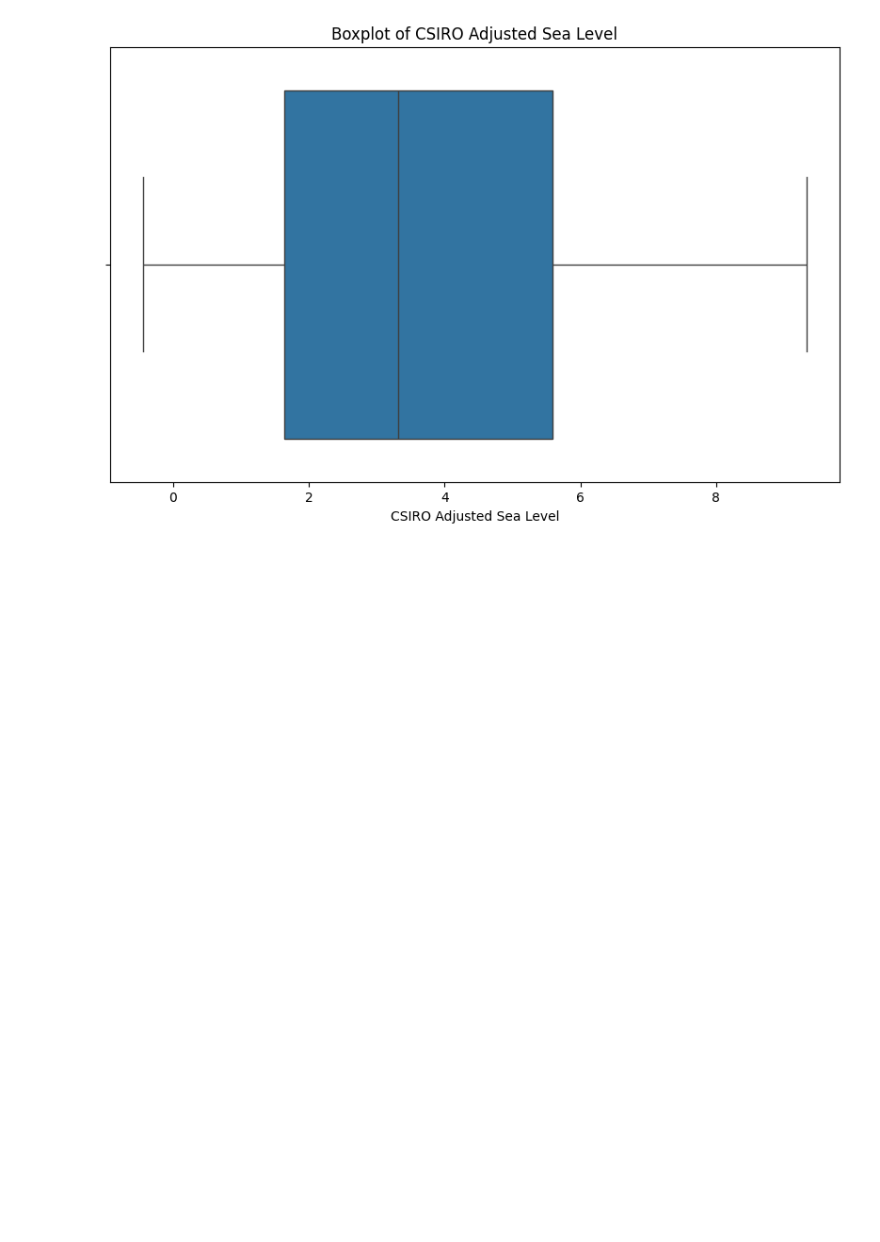
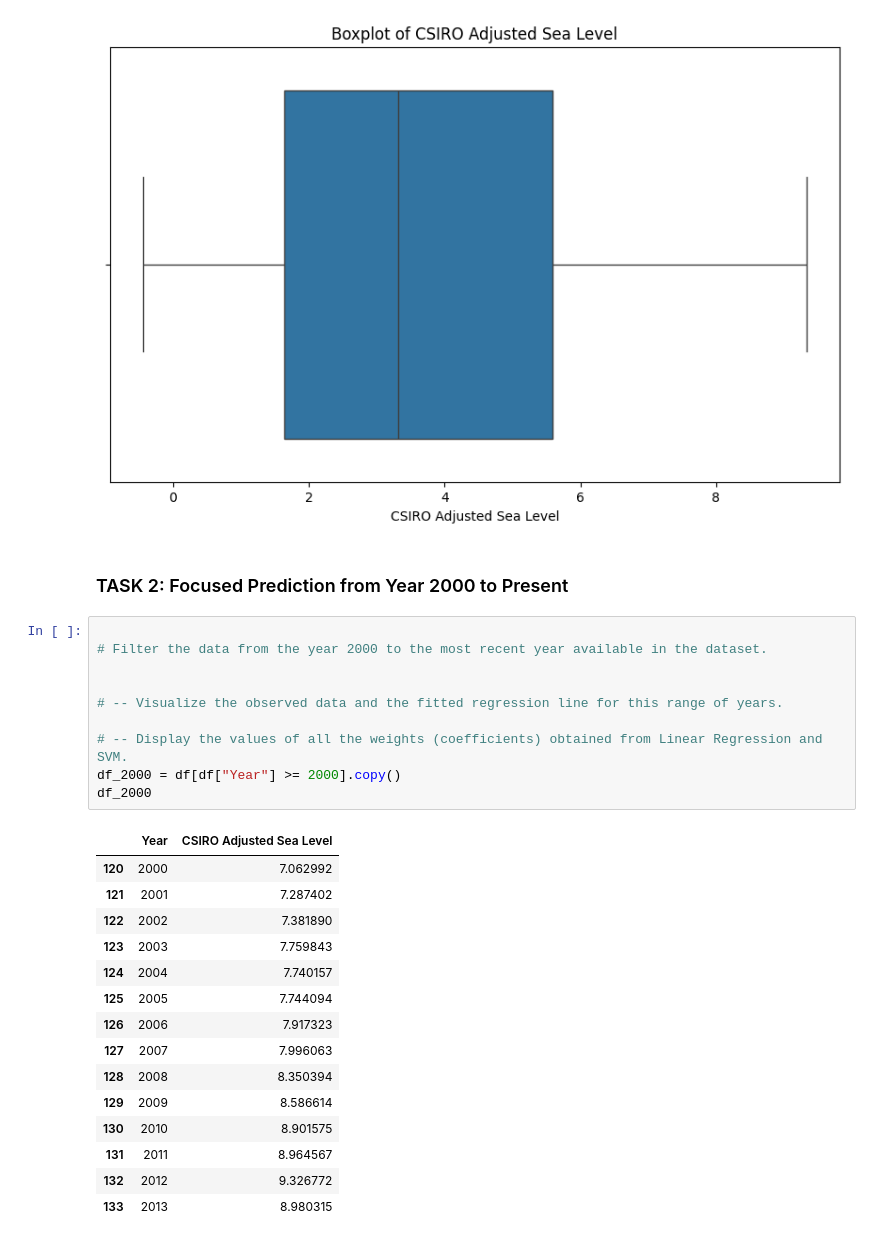
Before and after one commit to clngo/data301, a Jupyter notebook: lab/Project_1.ipynb, the cells around one changed output. Saved outputs shown, nothing was run; the diff lists cells and outputs as text; blank space fills up the shorter version.

```diff
--- a/lab/Project_1.ipynb
+++ b/lab/Project_1.ipynb
@@ -147,3 +151,31 @@ plt.title("Boxplot of CSIRO Adjusted Sea Level")
 plt.show()
 # %% [output]
 [figure]
+# %% [markdown]
+### TASK 2: Focused Prediction from Year 2000 to Present
+# %%
+
+# Filter the data from the year 2000 to the most recent year available in the dataset.
+
+
+# -- Visualize the observed data and the fitted regression line for this range of years.
+
+# -- Display the values of all the weights (coefficients) obtained from Linear Regression and SVM.
+df_2000 = df[df["Year"] >= 2000].copy()
+df_2000
+# %% [output]
+|  | Year | CSIRO Adjusted Sea Level |
+| 120 | 2000 | 7.062992 |
+| 121 | 2001 | 7.287402 |
+| 122 | 2002 | 7.381890 |
+| 123 | 2003 | 7.759843 |
+| 124 | 2004 | 7.740157 |
+| 125 | 2005 | 7.744094 |
+| 126 | 2006 | 7.917323 |
+| 127 | 2007 | 7.996063 |
+| 128 | 2008 | 8.350394 |
+| 129 | 2009 | 8.586614 |
+| 130 | 2010 | 8.901575 |
+| 131 | 2011 | 8.964567 |
+| 132 | 2012 | 9.326772 |
+| 133 | 2013 | 8.980315 |
```
Also changed, not shown: parts of 3 cells of this notebook, 1 other file.
